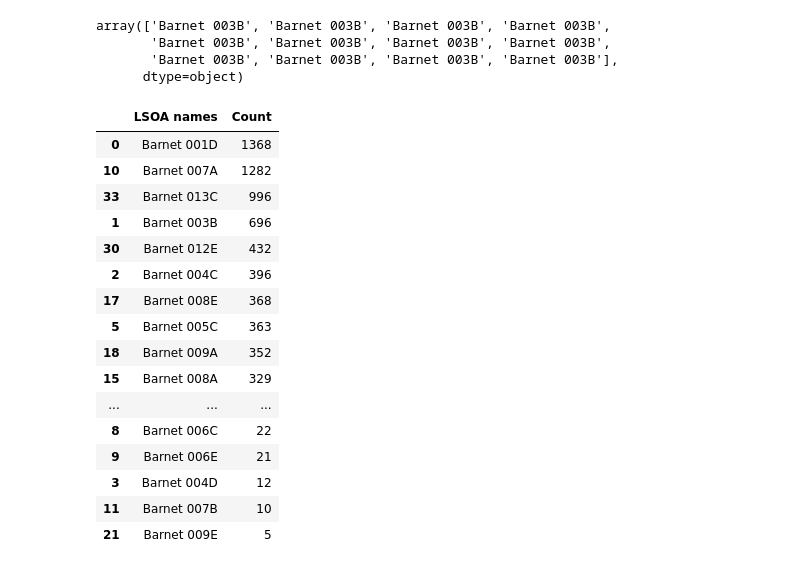
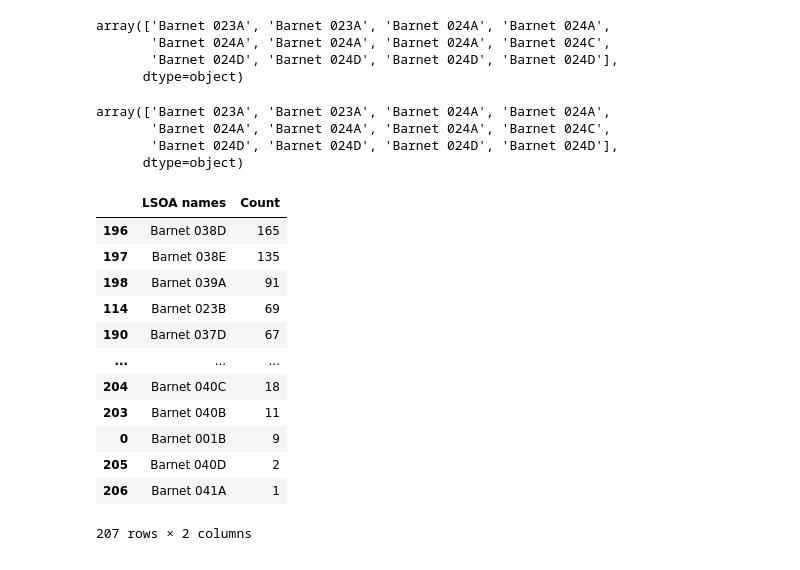
Before and after one commit to jdobladez/DC2-Group1-2023, a Jupyter notebook: time-series.ipynb, the cells around one changed output. Drawn from its saved outputs; the diff is of its cells as text; code cells hidden in the pictures.

```diff
--- a/time-series.ipynb
+++ b/time-series.ipynb
@@ -64,8 +62,33 @@ x_test["Ward - House price upper third"] = x_test["Ward - House price upper thir
 x_train['Month'] = pd.to_datetime(x_train['Month'], format='%Y-%m')
 x_val['Month'] = pd.to_datetime(x_val['Month'], format='%Y-%m')
 x_test['Month'] = pd.to_datetime(x_test['Month'], format='%Y-%m')
+# %%
+# For the data with the additional dataset run this cell as well
+
+# Delete extra unwanted column called LSOA11NM
+add_drop = ["LSOA11NM"]
+x_train = train_data.drop(labels=add_drop, axis=1, inplace=False)
+x_val = val_data.drop(labels=add_drop, axis=1, inplace=False)
+x_test = test_data.drop(labels=add_drop, axis=1, inplace=False)
+
+# Set categorical features format to category only in the additional dataset
+x_train["Ward name"] = x_train["Ward name"].astype("category")
+x_train["Ward - House price lower third"] = x_train["Ward - House price lower third"].astype("category")
+x_train["Ward - House price upper third"] = x_train["Ward - House price upper third"].astype("category")
+
+x_val["Ward name"] = x_val["Ward name"].astype("category")
+x_val["Ward - House price lower third"] = x_val["Ward - House price lower third"].astype("category")
+x_val["Ward - House price upper third"] = x_val["Ward - House price upper third"].astype("category")
+
+x_test["Ward name"] = x_test["Ward name"].astype("category")
+x_test["Ward - House price lower third"] = x_test["Ward - House price lower third"].astype("category")
+x_test["Ward - House price upper third"] = x_test["Ward - House price upper third"].astype("category")
 # %%
-exog = ['Month', 'Longitude', 'Latitude', 'Location', 'LSOA code', 'Ward name', 'Ward - House price lower third', 'Ward - House price upper third', 'Ward - % All Working-age (16-64)', 'Ward - % All Older people aged 65+', 'Ward - Population density (persons per sq km)', 'Ward - % Not Born in UK']
+# Exogeneous variables from original data
+exog = ['Month', 'Longitude', 'Latitude', 'Location', 'LSOA code']
+
+# Exogeneous variables from additional data
+add_exog = ['Month', 'Longitude', 'Latitude', 'Location', 'LSOA code', 'Ward name', 'Ward - House price lower third', 'Ward - House price upper third', 'Ward - % All Working-age (16-64)', 'Ward - % All Older people aged 65+', 'Ward - Population density (persons per sq km)', 'Ward - % Not Born in UK']
 # %%
 # Transformer: Ordinal encoding + cast to category type
 pipeline_categorical = make_pipeline(
@@ -221,36 +240,38 @@ predicted = predicted.round().astype(int)
 predicted_lsoa_names = label_encoder.inverse_transform(predicted)
 predicted_lsoa_names
 # %% [output]
-array(['Barnet 003B', 'Barnet 003B', 'Barnet 003B', 'Barnet 003B',
-       'Barnet 003B', 'Barnet 003B', 'Barnet 003B', 'Barnet 003B',
-       'Barnet 003B', 'Barnet 003B', 'Barnet 003B', 'Barnet 003B'],
+array(['Barnet 023A', 'Barnet 023A', 'Barnet 024A', 'Barnet 024A',
+       'Barnet 024A', 'Barnet 024A', 'Barnet 024A', 'Barnet 024C',
+       'Barnet 024D', 'Barnet 024D', 'Barnet 024D', 'Barnet 024D'],
       dtype=object)
+array(['Barnet 023A', 'Barnet 023A', 'Barnet 024A', 'Barnet 024A',
+       'Barnet 024A', 'Barnet 024A', 'Barnet 024A', 'Barnet 024C',
+       'Barnet 024D', 'Barnet 024D', 'Barnet 024D', 'Barnet 024D'],
+      dtype=object)
 # %%
-unique_values, counts = np.unique(lsoa_names, return_counts=True)
+merged_predictions = np.concatenate((lsoa_names, predicted_lsoa_names))
+
+unique_values, counts = np.unique(merged_predictions, return_counts=True)
 
 dic = {'LSOA names': unique_values, 'Count': counts}
 
 chance_area = pd.DataFrame(dic)
 
 chance_area = chance_area.sort_values(by='Count', ascending=False)
 
 chance_area
 # %% [output]
 |  | LSOA names | Count |
-| 0 | Barnet 001D | 1368 |
-| 10 | Barnet 007A | 1282 |
-| 33 | Barnet 013C | 996 |
-| 1 | Barnet 003B | 696 |
-| 30 | Barnet 012E | 432 |
-| 2 | Barnet 004C | 396 |
-| 17 | Barnet 008E | 368 |
-| 5 | Barnet 005C | 363 |
-| 18 | Barnet 009A | 352 |
-| 15 | Barnet 008A | 329 |
+| 196 | Barnet 038D | 165 |
+| 197 | Barnet 038E | 135 |
+| 198 | Barnet 039A | 91 |
+| 114 | Barnet 023B | 69 |
+| 190 | Barnet 037D | 67 |
 | ... | ... | ... |
-| 8 | Barnet 006C | 22 |
-| 9 | Barnet 006E | 21 |
-| 3 | Barnet 004D | 12 |
-| 11 | Barnet 007B | 10 |
-| 21 | Barnet 009E | 5 |
+| 204 | Barnet 040C | 18 |
+| 203 | Barnet 040B | 11 |
+| 0 | Barnet 001B | 9 |
+| 205 | Barnet 040D | 2 |
+| 206 | Barnet 041A | 1 |
+207 rows × 2 columns
 # %%
```
Also changed, not shown: parts of 16 cells of this notebook.
